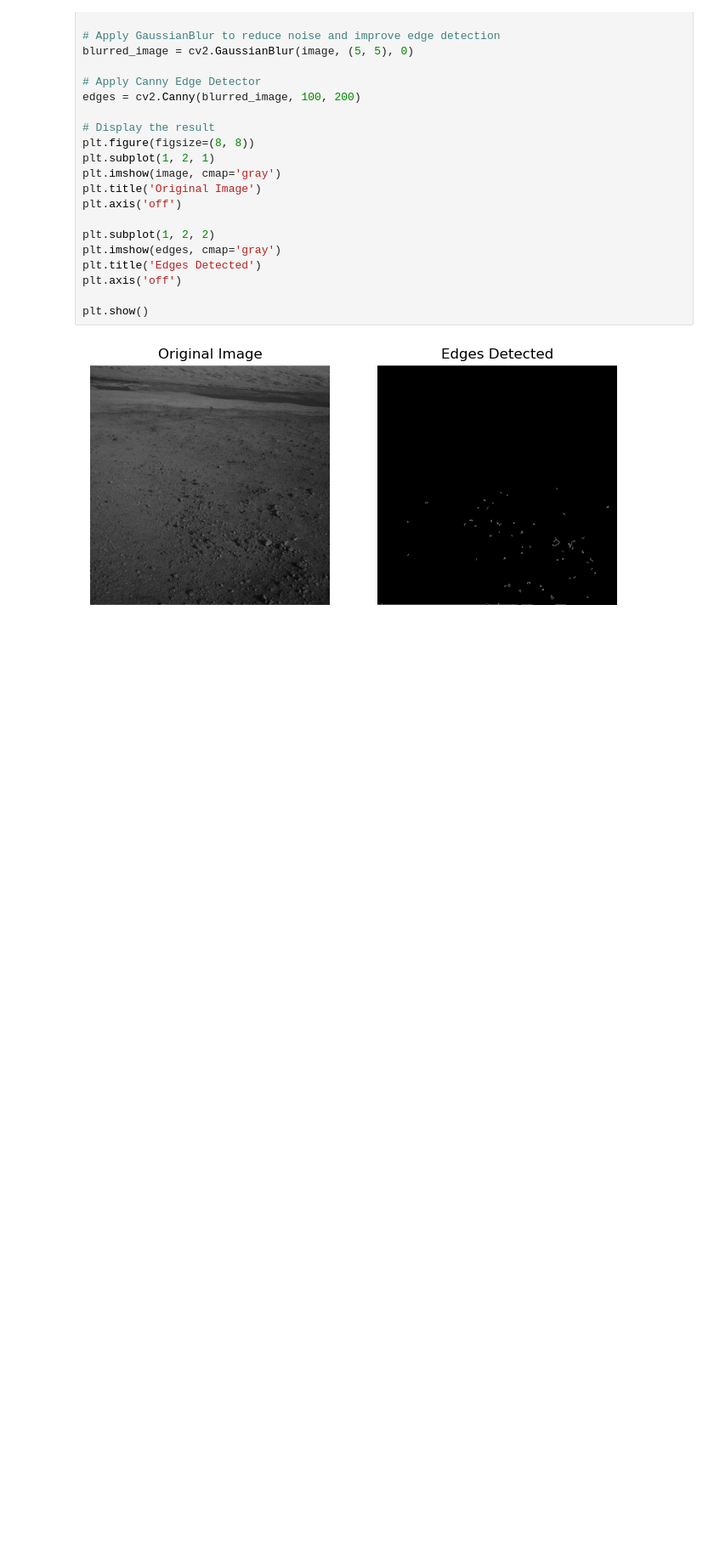
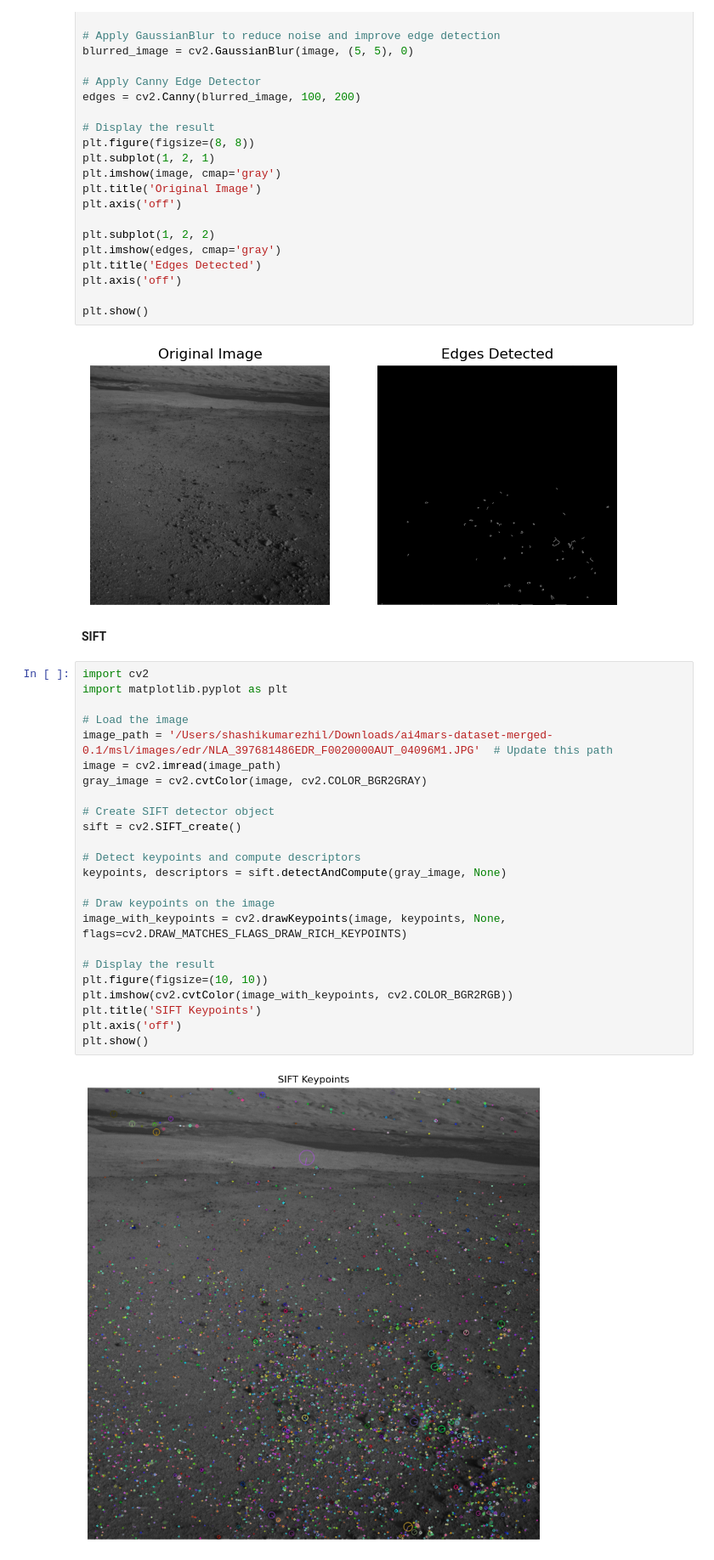
Before and after one commit to Shashikumar-ezhilarasu/Autonomous-Landing-Assistent-TRN, a Jupyter notebook: features.ipynb, the cells around one changed output. Shown at 85% size. Cells and saved outputs as stored; diff of their text form; blank space fills up the shorter version.

Commit message:
Added the sift feature to an image

```diff
--- a/features.ipynb
+++ b/features.ipynb
@@ -411,3 +411,31 @@ plt.axis('off')
 plt.show()
 # %% [output]
 [figure]
+# %% [markdown]
+**SIFT**
+# %%
+import cv2
+import matplotlib.pyplot as plt
+
+# Load the image
+image_path = '/Users/shashikumarezhil/Downloads/ai4mars-dataset-merged-0.1/msl/images/edr/NLA_397681486EDR_F0020000AUT_04096M1.JPG'  # Update this path
+image = cv2.imread(image_path)
+gray_image = cv2.cvtColor(image, cv2.COLOR_BGR2GRAY)
+
+# Create SIFT detector object
+sift = cv2.SIFT_create()
+
+# Detect keypoints and compute descriptors
+keypoints, descriptors = sift.detectAndCompute(gray_image, None)
+
+# Draw keypoints on the image
+image_with_keypoints = cv2.drawKeypoints(image, keypoints, None, flags=cv2.DRAW_MATCHES_FLAGS_DRAW_RICH_KEYPOINTS)
+
+# Display the result
+plt.figure(figsize=(10, 10))
+plt.imshow(cv2.cvtColor(image_with_keypoints, cv2.COLOR_BGR2RGB))
+plt.title('SIFT Keypoints')
+plt.axis('off')
+plt.show()
+# %% [output]
+[figure, added]
```
